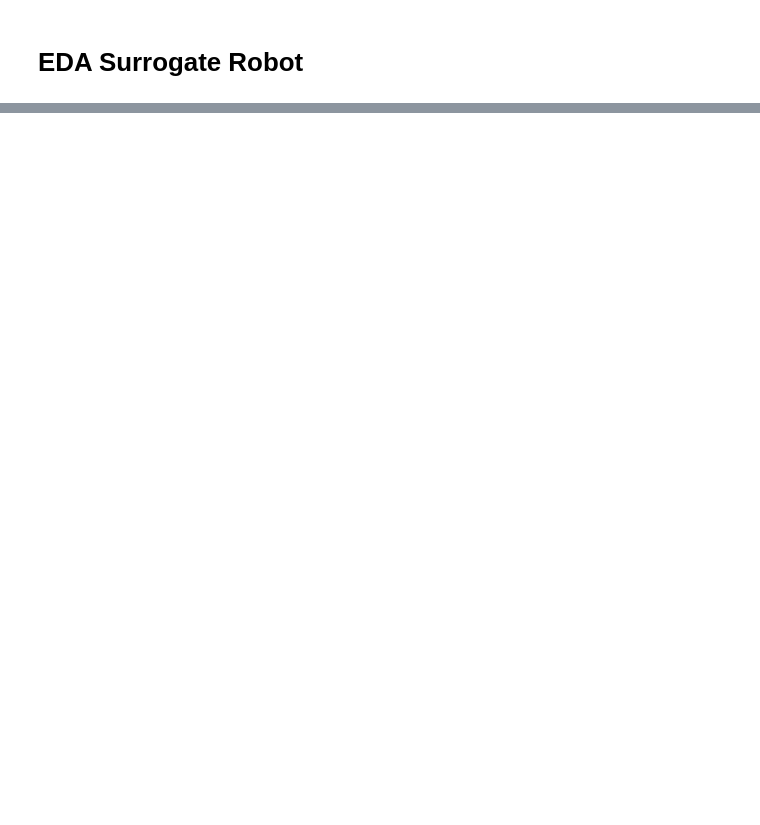
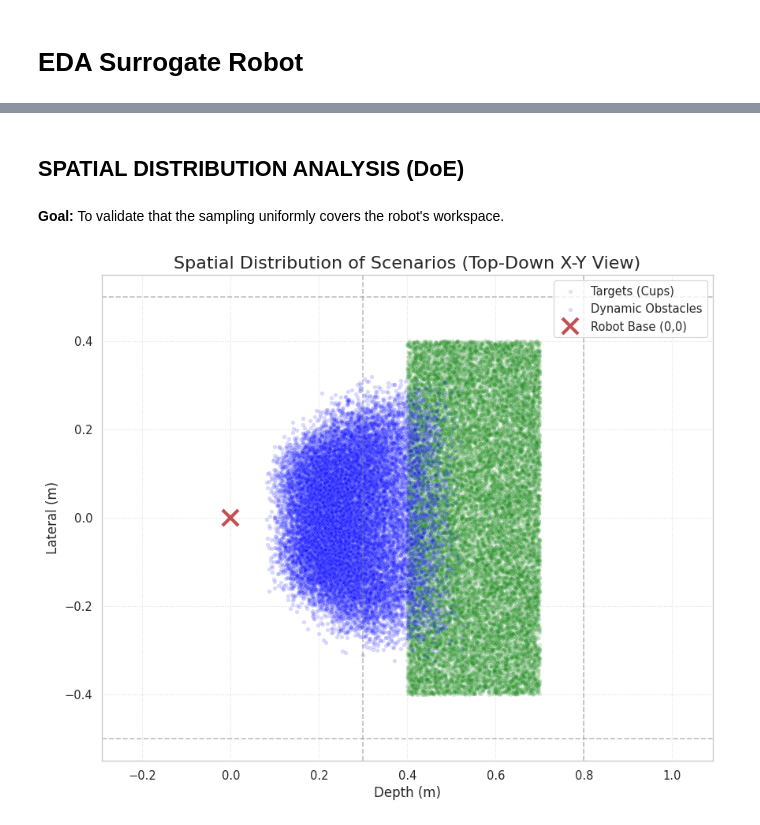
Before and after one commit to esteb01/TFM_Surrogate_Robot, a Jupyter notebook: notebooks/EDA.ipynb, the cells around one changed output, grey strips where cells are left out. Saved outputs shown, nothing was run; the diff lists cells and outputs as text; code cells hidden in the pictures; blank space fills up the shorter version.

```diff
--- a/notebooks/EDA.ipynb
+++ b/notebooks/EDA.ipynb
@@ -373,0 +5,19 @@ La proyección no lineal t-SNE reduce las 350 dimensiones de la trayectoria a un
+# %%
+import pandas as pd
+import numpy as np
+import matplotlib.pyplot as plt
+import seaborn as sns
+import os
+
+from google.colab import drive
+drive.mount('/content/drive')
+
+# Aesthetic configuration for academic plots (IEEE style)
+sns.set_theme(style="whitegrid", context="paper", font_scale=1.2)
+plt.rcParams['figure.figsize'] = [10, 6]
+plt.rcParams['figure.dpi'] = 100
+plt.rcParams['axes.titlesize'] = 14
+plt.rcParams['axes.labelsize'] = 12
+
+# Define dataset path
+DATA_PATH = os.path.join('/content/drive/MyDrive/TFM/robot_final_data.csv')
@@ -373,0 +92,36 @@ La proyección no lineal t-SNE reduce las 350 dimensiones de la trayectoria a un
+# %% [markdown]
+## SPATIAL DISTRIBUTION ANALYSIS (DoE)
+# %% [markdown]
+**Goal:** To validate that the sampling uniformly covers the robot's workspace.
+# %%
+plt.figure(figsize=(10, 8))
+
+# 1. Plot Targets
+# Using low alpha to visualize density
+sns.scatterplot(x=df['target_x'], y=df['target_y'],
+                color='green', alpha=0.15, s=15, label='Targets (Cups)')
+
+# 2. Plot Obstacles
+sns.scatterplot(x=df['obs_x'], y=df['obs_y'],
+                color='blue', alpha=0.15, s=15, label='Dynamic Obstacles')
+
+# 3. Robot Reference (Base at 0,0)
+plt.plot(0, 0, 'rx', markersize=15, markeredgewidth=3, label='Robot Base (0,0)')
+
+# 4. Theoretical Table Boundaries
+plt.axvline(x=0.3, color='gray', linestyle='--', alpha=0.5)
+plt.axvline(x=0.8, color='gray', linestyle='--', alpha=0.5)
+plt.axhline(y=-0.5, color='gray', linestyle='--', alpha=0.5)
+plt.axhline(y=0.5, color='gray', linestyle='--', alpha=0.5)
+
+# Aesthetics
+plt.title('Spatial Distribution of Scenarios (Top-Down X-Y View)', fontsize=16)
+plt.xlabel('Depth (m)', fontsize=12)
+plt.ylabel('Lateral (m)', fontsize=12)
+plt.legend(loc='upper right', frameon=True)
+plt.axis('equal')
+plt.grid(True, linestyle=':', alpha=0.6)
+
+plt.show()
+# %% [output]
+[figure, added]
```
Also changed, not shown: parts of 45 cells of this notebook, 9 other files.
